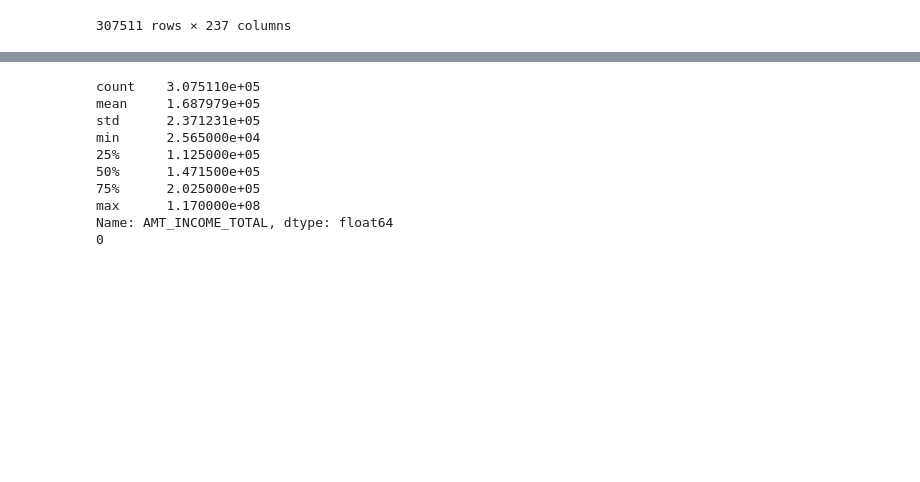
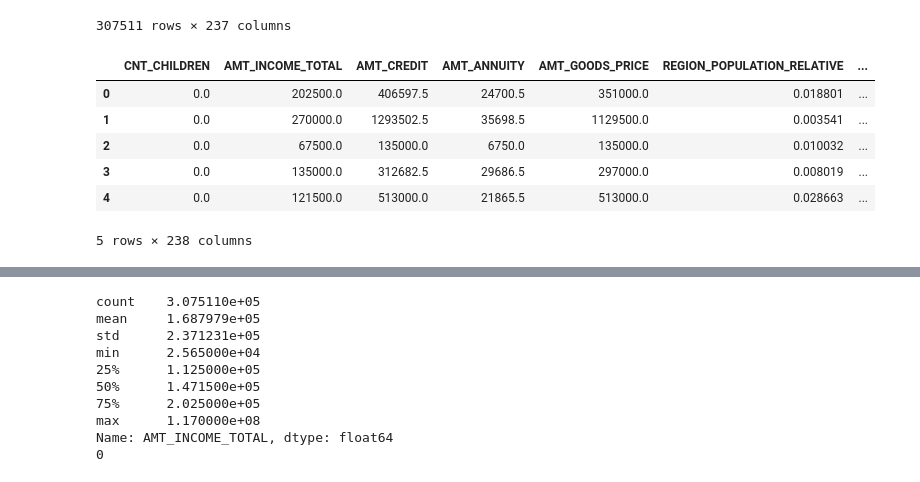
Before and after one commit to gitadum/credit_risk_rating, a Jupyter notebook: 00_notebooks/02_Exploration.ipynb, the cells around one changed output, grey strips where cells are left out. Saved outputs shown, nothing was run; the diff lists cells and outputs as text; code cells hidden in the pictures; blank space fills up the shorter version.

```diff
--- a/00_notebooks/02_Exploration.ipynb
+++ b/00_notebooks/02_Exploration.ipynb
@@ -54,3 +207,14 @@ df_trans
 | 307509 | 0.0 | 171000.0 | 370107.0 | 20205.0 | 319500.0 | 0.005313 | ... |
 | 307510 | 0.0 | 157500.0 | 675000.0 | 49117.5 | 675000.0 | 0.046220 | ... |
 307511 rows × 237 columns
+# %%
+df_trans['TARGET'] = df['TARGET'].values
+df_trans.head()
+# %% [output]
+|  | CNT_CHILDREN | AMT_INCOME_TOTAL | AMT_CREDIT | AMT_ANNUITY | AMT_GOODS_PRICE | REGION_POPULATION_RELATIVE | ... |
+| 0 | 0.0 | 202500.0 | 406597.5 | 24700.5 | 351000.0 | 0.018801 | ... |
+| 1 | 0.0 | 270000.0 | 1293502.5 | 35698.5 | 1129500.0 | 0.003541 | ... |
+| 2 | 0.0 | 67500.0 | 135000.0 | 6750.0 | 135000.0 | 0.010032 | ... |
+| 3 | 0.0 | 135000.0 | 312682.5 | 29686.5 | 297000.0 | 0.008019 | ... |
+| 4 | 0.0 | 121500.0 | 513000.0 | 21865.5 | 513000.0 | 0.028663 | ... |
+5 rows × 238 columns
```
Also changed, not shown: parts of 31 cells of this notebook, 1 other file.
